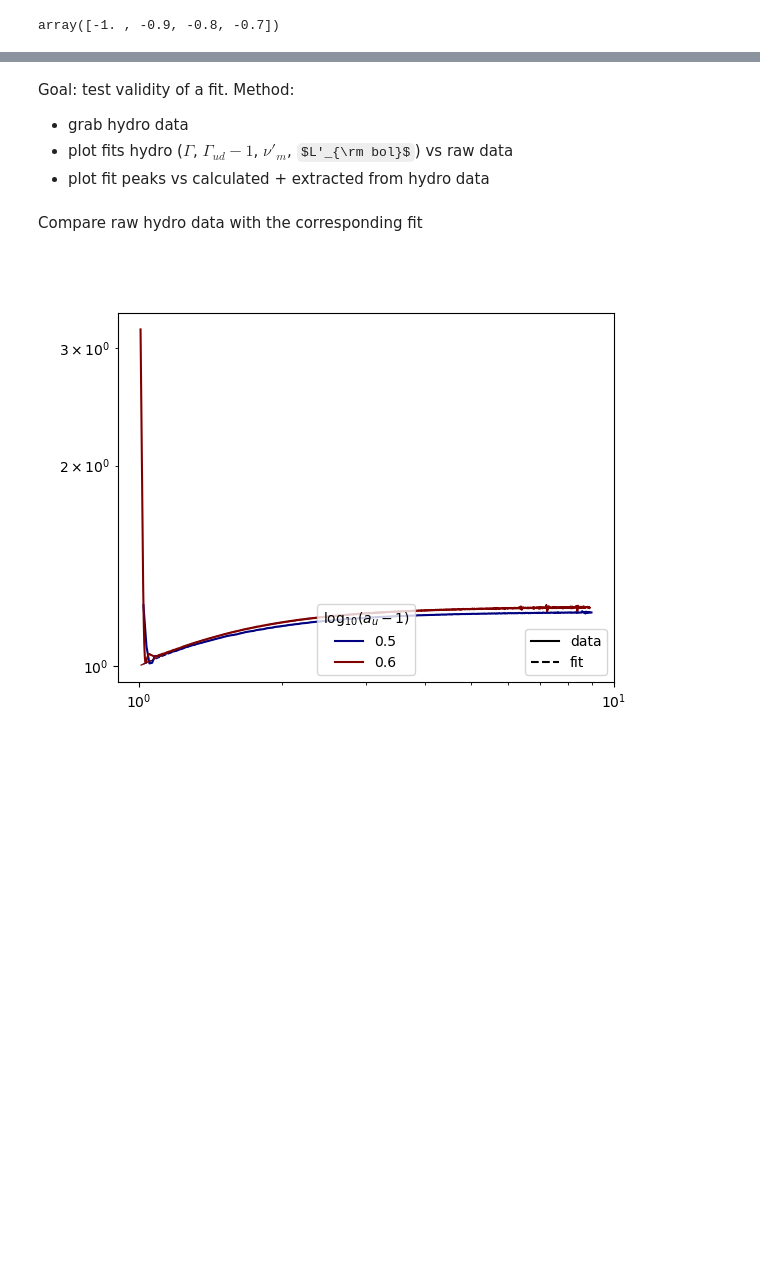
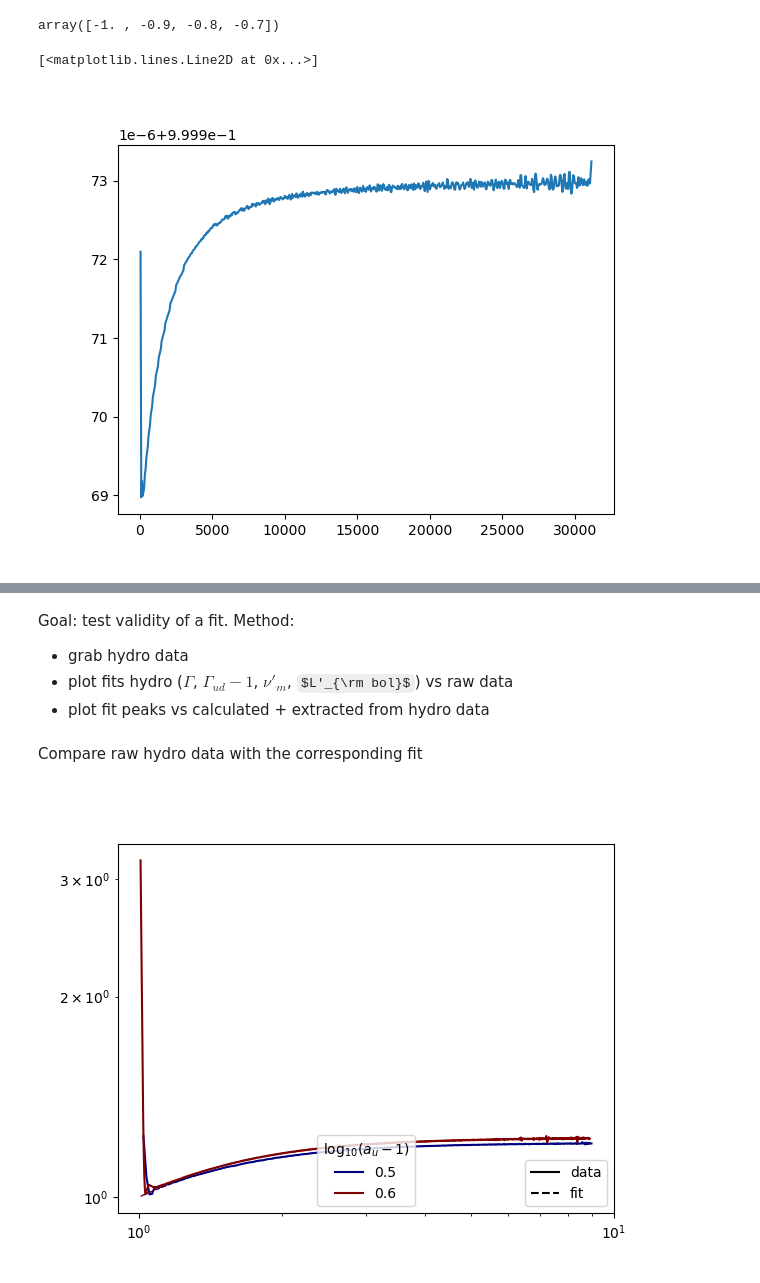
Before and after one commit to ACharletENSL/GAMMA_MWN, a Jupyter notebook: bin/Tools/project_v2/test_fitting.ipynb, the cells around one changed output, grey strips where cells are left out. Cells and saved outputs as stored; diff of their text form; code cells hidden in the pictures; some formulas as TeX source; blank space fills up the shorter version.

```diff
--- a/bin/Tools/project_v2/test_fitting.ipynb
+++ b/bin/Tools/project_v2/test_fitting.ipynb
@@ -44,6 +45,12 @@ env = MyEnv(key)
 data = open_rundata(key, 4)
 #popt_lfac, popt_ShSt, _, popt_nu, popt_L = get_hydrofits_shell_new(data)
 #print(popt_lfac, popt_ShSt, popt_nu, popt_L)
+# %%
+plt.figure()
+plt.plot(data.vx)
+# %% [output]
+[<matplotlib.lines.Line2D at 0x...>]
+[figure, added]
 # %%
 def plot_earlydata(name, normName='', key='Last', z=4, xvar='x', imax=None):
   fig, ax = plt.subplots()
```
Also changed, not shown: parts of 2 cells of this notebook, 5 other files.
